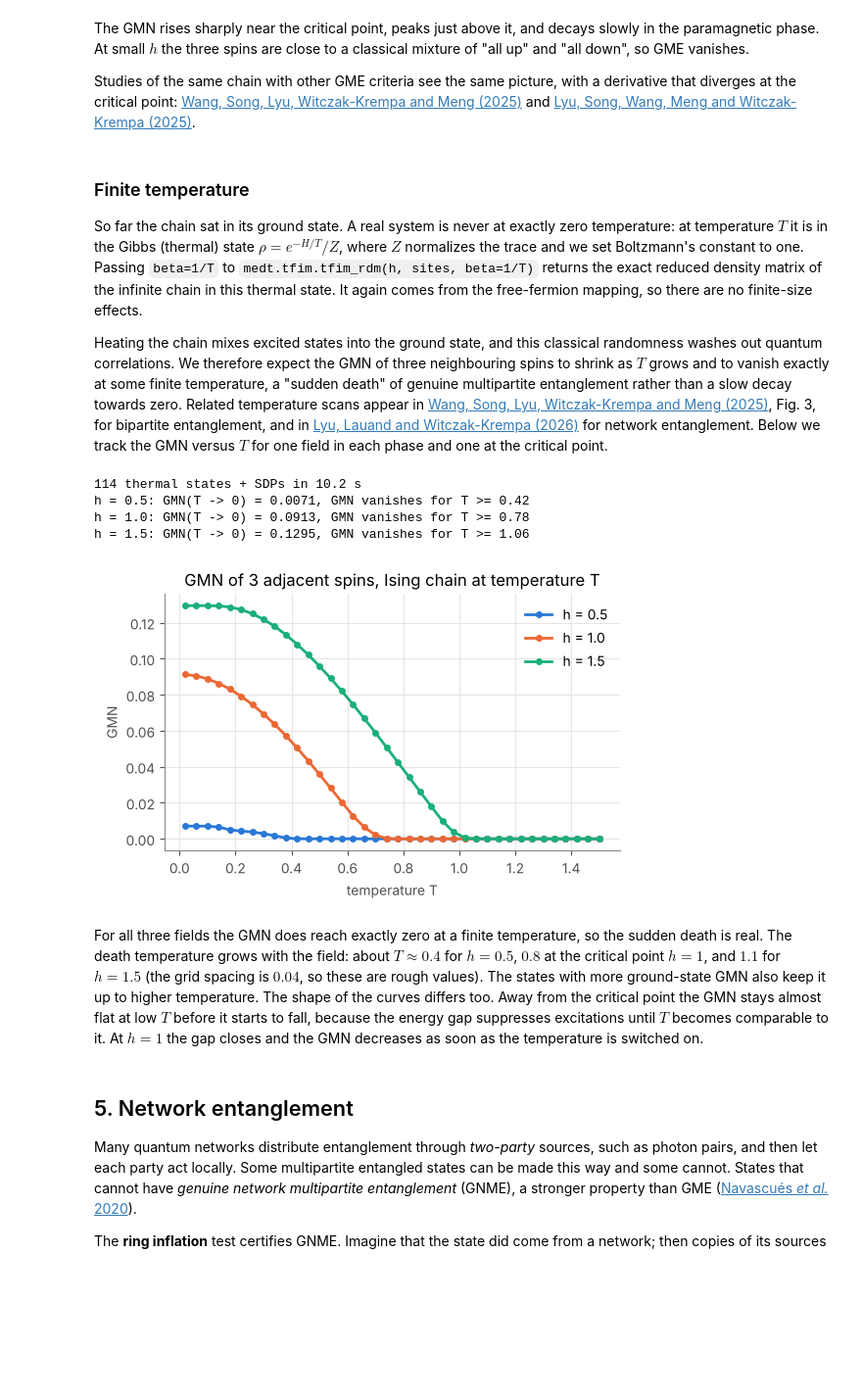
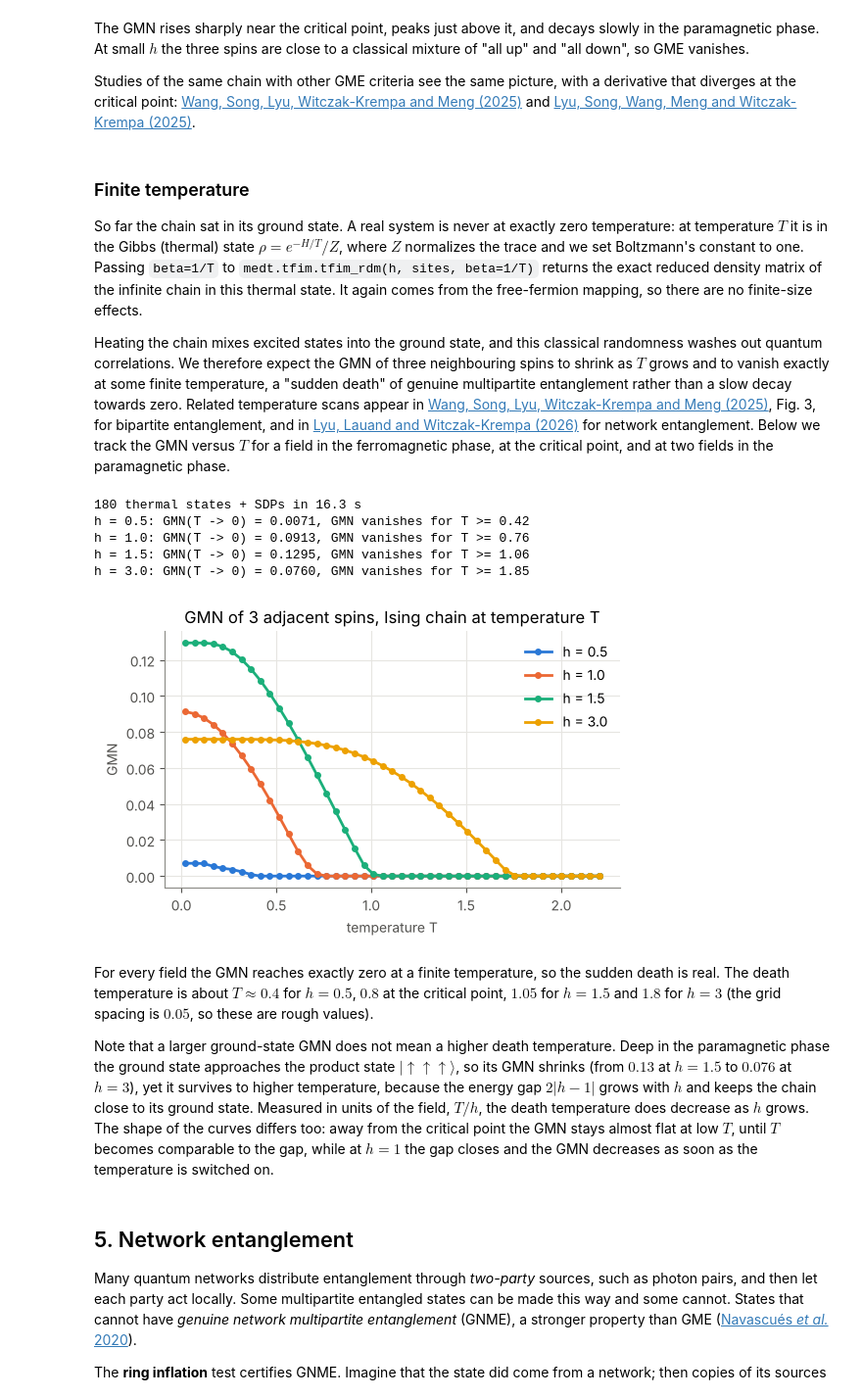
Before and after one commit to liukeLyu/multipartite-entanglement-detection-toolkit, a Jupyter notebook: examples/medt_tour.ipynb, the cells around one changed output. Shown at 98% size. Saved outputs shown, nothing was run; the diff lists cells and outputs as text; code cells hidden in the pictures; blank space fills up the shorter version.

```diff
--- a/examples/medt_tour.ipynb
+++ b/examples/medt_tour.ipynb
@@ -192,35 +192,38 @@ Studies of the same chain with other GME criteria see the same picture, with a d
 
 So far the chain sat in its ground state. A real system is never at exactly zero temperature: at temperature $T$ it is in the Gibbs (thermal) state $\rho = e^{-H/T}/Z$, where $Z$ normalizes the trace and we set Boltzmann's constant to one. Passing `beta=1/T` to `medt.tfim.tfim_rdm(h, sites, beta=1/T)` returns the exact reduced density matrix of the infinite chain in this thermal state. It again comes from the free-fermion mapping, so there are no finite-size effects.
 
-Heating the chain mixes excited states into the ground state, and this classical randomness washes out quantum correlations. We therefore expect the GMN of three neighbouring spins to shrink as $T$ grows and to vanish exactly at some finite temperature, a "sudden death" of genuine multipartite entanglement rather than a slow decay towards zero. Related temperature scans appear in [Wang, Song, Lyu, Witczak-Krempa and Meng (2025)](https://arxiv.org/abs/2402.14916), Fig. 3, for bipartite entanglement, and in [Lyu, Lauand and Witczak-Krempa (2026)](https://arxiv.org/abs/2512.11118) for network entanglement. Below we track the GMN versus $T$ for one field in each phase and one at the critical point.
+Heating the chain mixes excited states into the ground state, and this classical randomness washes out quantum correlations. We therefore expect the GMN of three neighbouring spins to shrink as $T$ grows and to vanish exactly at some finite temperature, a "sudden death" of genuine multipartite entanglement rather than a slow decay towards zero. Related temperature scans appear in [Wang, Song, Lyu, Witczak-Krempa and Meng (2025)](https://arxiv.org/abs/2402.14916), Fig. 3, for bipartite entanglement, and in [Lyu, Lauand and Witczak-Krempa (2026)](https://arxiv.org/abs/2512.11118) for network entanglement. Below we track the GMN versus $T$ for a field in the ferromagnetic phase, at the critical point, and at two fields in the paramagnetic phase.
 # %%
-temps = np.linspace(0.02, 1.5, 38)
-fields = (0.5, 1.0, 1.5)
+temps = np.linspace(0.02, 2.2, 45)
+fields = (0.5, 1.0, 1.5, 3.0)
 t0 = time.time()
 gmn_thermal = {
     h: np.array([max(medt.gmn(medt.tfim.tfim_rdm(h, [0, 1, 2], beta=1 / T)), 0.0) for T in temps]) for h in fields
 }
 print(f"{len(fields) * len(temps)} thermal states + SDPs in {time.time() - t0:.1f} s")
 
 fig, ax = plt.subplots()
-for h, color in zip(fields, ["#2a78d6", "#eb6834", "#1baf7a"], strict=True):
+for h, color in zip(fields, ["#2a78d6", "#eb6834", "#1baf7a", "#eda100"], strict=True):
     ax.plot(temps, gmn_thermal[h], color=color, lw=2, marker="o", ms=4, label=f"h = {h}")
     dead = temps[gmn_thermal[h] < 1e-6]
     if dead.size:
         print(f"h = {h}: GMN(T -> 0) = {gmn_thermal[h][0]:.4f}, GMN vanishes for T >= {dead[0]:.2f}")
     else:
         print(f"h = {h}: GMN still positive at T = {temps[-1]:.2f}")
 ax.set(xlabel="temperature T", ylabel="GMN", title="GMN of 3 adjacent spins, Ising chain at temperature T")
 ax.legend(frameon=False)
 plt.show()
 # %% [output]
-114 thermal states + SDPs in 10.2 s
+180 thermal states + SDPs in 16.3 s
 h = 0.5: GMN(T -> 0) = 0.0071, GMN vanishes for T >= 0.42
-h = 1.0: GMN(T -> 0) = 0.0913, GMN vanishes for T >= 0.78
+h = 1.0: GMN(T -> 0) = 0.0913, GMN vanishes for T >= 0.76
 h = 1.5: GMN(T -> 0) = 0.1295, GMN vanishes for T >= 1.06
+h = 3.0: GMN(T -> 0) = 0.0760, GMN vanishes for T >= 1.85
-[figure, old version]
+[figure, new version]
 # %% [markdown]
-For all three fields the GMN does reach exactly zero at a finite temperature, so the sudden death is real. The death temperature grows with the field: about $T \approx 0.4$ for $h = 0.5$, $0.8$ at the critical point $h = 1$, and $1.1$ for $h = 1.5$ (the grid spacing is $0.04$, so these are rough values). The states with more ground-state GMN also keep it up to higher temperature. The shape of the curves differs too. Away from the critical point the GMN stays almost flat at low $T$ before it starts to fall, because the energy gap suppresses excitations until $T$ becomes comparable to it. At $h = 1$ the gap closes and the GMN decreases as soon as the temperature is switched on.
+For every field the GMN reaches exactly zero at a finite temperature, so the sudden death is real. The death temperature is about $T \approx 0.4$ for $h = 0.5$, $0.8$ at the critical point, $1.05$ for $h = 1.5$ and $1.8$ for $h = 3$ (the grid spacing is $0.05$, so these are rough values).
+
+Note that a larger ground-state GMN does not mean a higher death temperature. Deep in the paramagnetic phase the ground state approaches the product state $|{\uparrow\uparrow\uparrow}\rangle$, so its GMN shrinks (from $0.13$ at $h = 1.5$ to $0.076$ at $h = 3$), yet it survives to higher temperature, because the energy gap $2|h-1|$ grows with $h$ and keeps the chain close to its ground state. Measured in units of the field, $T/h$, the death temperature does decrease as $h$ grows. The shape of the curves differs too: away from the critical point the GMN stays almost flat at low $T$, until $T$ becomes comparable to the gap, while at $h = 1$ the gap closes and the GMN decreases as soon as the temperature is switched on.
 # %% [markdown]
 ## 5. Network entanglement
 
```
Also changed, not shown: parts of 3 cells of this notebook.
